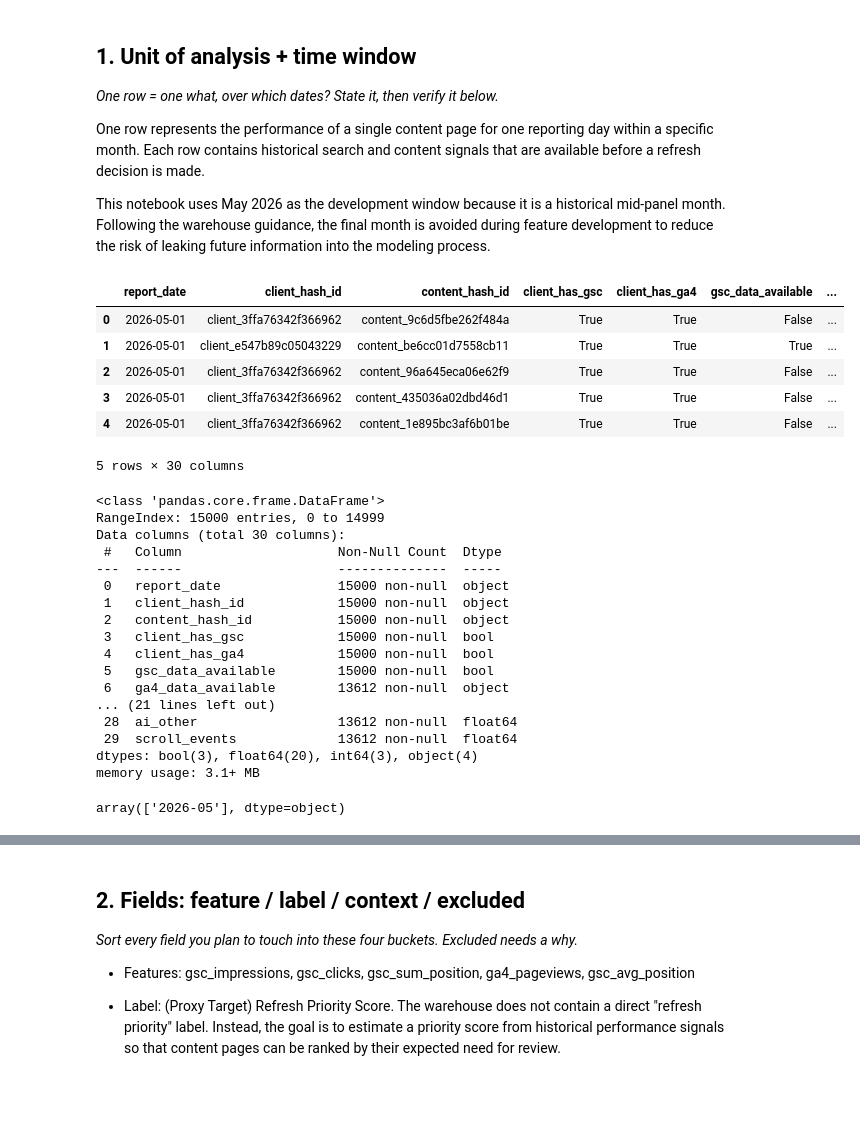
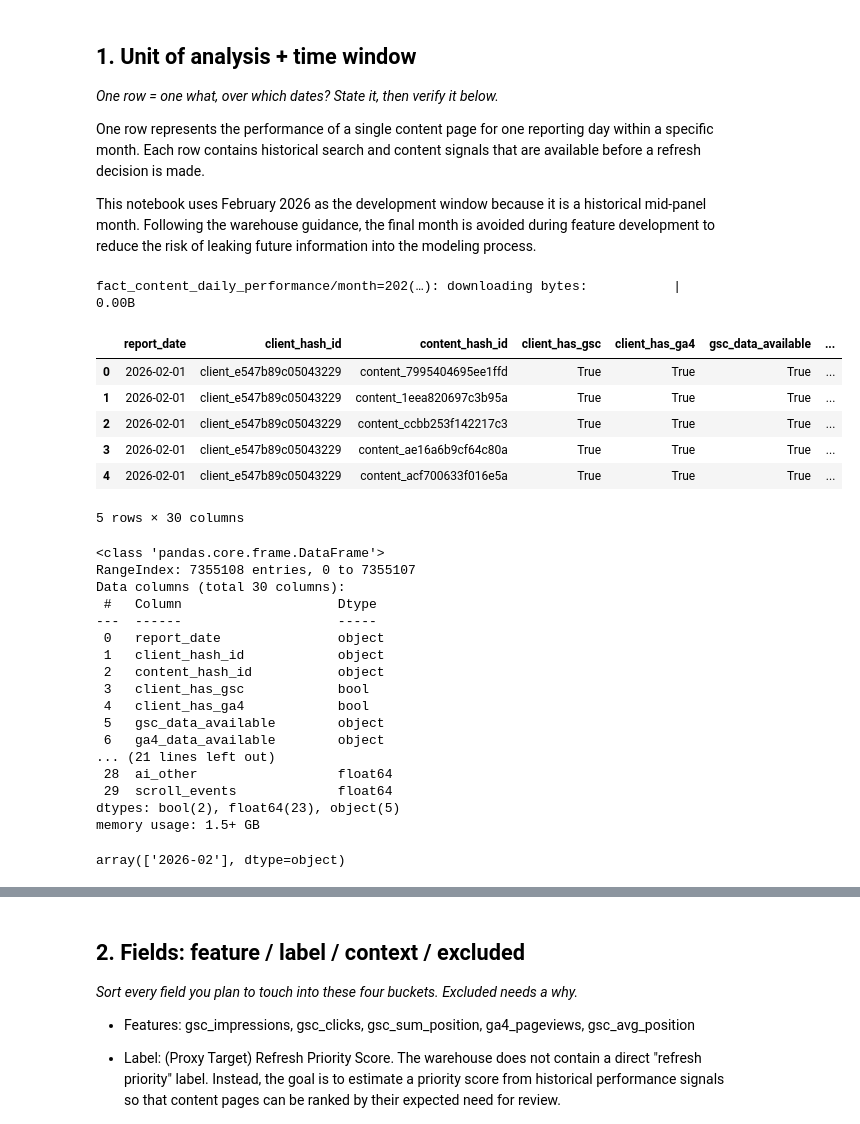
Before and after one commit to Zezo-Elkafoury/Flyrank-internship-assignment-1, a Jupyter notebook: work/notebooks/w03_data_contract.ipynb, the cells around one changed output, grey strips where cells are left out. Saved outputs shown, nothing was run; the diff lists cells and outputs as text; code cells hidden in the pictures; blank space fills up the shorter version.

```diff
--- a/work/notebooks/w03_data_contract.ipynb
+++ b/work/notebooks/w03_data_contract.ipynb
@@ -13,61 +13,52 @@ This skeleton is yours to fill. Work the sections **in order** — each one has
 
 One row represents the performance of a single content page for one reporting day within a specific month. Each row contains historical search and content signals that are available before a refresh decision is made.
 
-This notebook uses May 2026 as the development window because it is a historical mid-panel month. Following the warehouse guidance, the final month is avoided during feature development to reduce the risk of leaking future information into the modeling process.
+This notebook uses February 2026 as the development window because it is a historical mid-panel month. Following the warehouse guidance, the final month is avoided during feature development to reduce the risk of leaking future information into the modeling process.
 # %%
 from google.colab import userdata
 userdata.get('HF_TOKEN')
 from datasets import load_dataset
-df = load_dataset("FlyRank/internship-warehouse", "fact_content_daily_performance", streaming=True, split="train")
+df = load_dataset("FlyRank/internship-warehouse", data_files= "fact_content_daily_performance/month=2026-02/data_0.parquet")
+# %% [output]
+fact_content_daily_performance/month=202(…): downloading bytes:           |  0.00B
 # %%
-# To preview data from a streaming dataset, take a few items and convert them to a DataFrame.
 import pandas as pd
-
-# Define sample size and shuffle buffer size
-sample_size = 15000
-shuffle_buffer_size = 20000
-
-# Take a random sample from the streaming dataset
-# First, shuffle the dataset, then take the desired number of samples
-random_sample_items = list(df.shuffle(seed=42, buffer_size=shuffle_buffer_size).take(sample_size))
-
-# Convert to a pandas DataFrame for preview
-sample_df = pd.DataFrame(random_sample_items)
+sample_df = df['train'].to_pandas()
 sample_df.head()
 # %% [output]
 |  | report_date | client_hash_id | content_hash_id | client_has_gsc | client_has_ga4 | gsc_data_available | ... |
-| 0 | 2026-05-01 | client_3ffa76342f366962 | content_9c6d5fbe262f484a | True | True | False | ... |
-| 1 | 2026-05-01 | client_e547b89c05043229 | content_be6cc01d7558cb11 | True | True | True | ... |
-| 2 | 2026-05-01 | client_3ffa76342f366962 | content_96a645eca06e62f9 | True | True | False | ... |
-| 3 | 2026-05-01 | client_3ffa76342f366962 | content_435036a02dbd46d1 | True | True | False | ... |
-| 4 | 2026-05-01 | client_3ffa76342f366962 | content_1e895bc3af6b01be | True | True | False | ... |
+| 0 | 2026-02-01 | client_e547b89c05043229 | content_7995404695ee1ffd | True | True | True | ... |
+| 1 | 2026-02-01 | client_e547b89c05043229 | content_1eea820697c3b95a | True | True | True | ... |
+| 2 | 2026-02-01 | client_e547b89c05043229 | content_ccbb253f142217c3 | True | True | True | ... |
+| 3 | 2026-02-01 | client_e547b89c05043229 | content_ae16a6b9cf64c80a | True | True | True | ... |
+| 4 | 2026-02-01 | client_e547b89c05043229 | content_acf700633f016e5a | True | True | True | ... |
 5 rows × 30 columns
 # %%
 sample_df.info()
 # %% [output]
 <class 'pandas.core.frame.DataFrame'>
-RangeIndex: 15000 entries, 0 to 14999
+RangeIndex: 7355108 entries, 0 to 7355107
 Data columns (total 30 columns):
- #   Column                    Non-Null Count  Dtype
----  ------                    --------------  -----
- 0   report_date               15000 non-null  object
- 1   client_hash_id            15000 non-null  object
- 2   content_hash_id           15000 non-null  object
- 3   client_has_gsc            15000 non-null  bool
- 4   client_has_ga4            15000 non-null  bool
- 5   gsc_data_available        15000 non-null  bool
- 6   ga4_data_available        13612 non-null  object
+ #   Column                    Dtype
+---  ------                    -----
+ 0   report_date               object
+ 1   client_hash_id            object
+ 2   content_hash_id           object
+ 3   client_has_gsc            bool
+ 4   client_has_ga4            bool
+ 5   gsc_data_available        object
+ 6   ga4_data_available        object
 ... (21 lines left out)
- 28  ai_other                  13612 non-null  float64
- 29  scroll_events             13612 non-null  float64
-dtypes: bool(3), float64(20), int64(3), object(4)
-memory usage: 3.1+ MB
+ 28  ai_other                  float64
+ 29  scroll_events             float64
+dtypes: bool(2), float64(23), object(5)
+memory usage: 1.5+ GB
 # %%
 sample_df['report_date'] = pd.to_datetime(sample_df['report_date'])
 sample_df['month'] = sample_df['report_date'].dt.strftime('%Y-%m')
 sample_df['month'].unique()
 # %% [output]
-array(['2026-05'], dtype=object)
+array(['2026-02'], dtype=object)
 # %%
 # This cell is for CODE (numbers, a query, a check).
 # Write your text answer in the cell ABOVE this one — typing sentences here breaks Run All.
```
Also changed, not shown: parts of 6 cells of this notebook.
